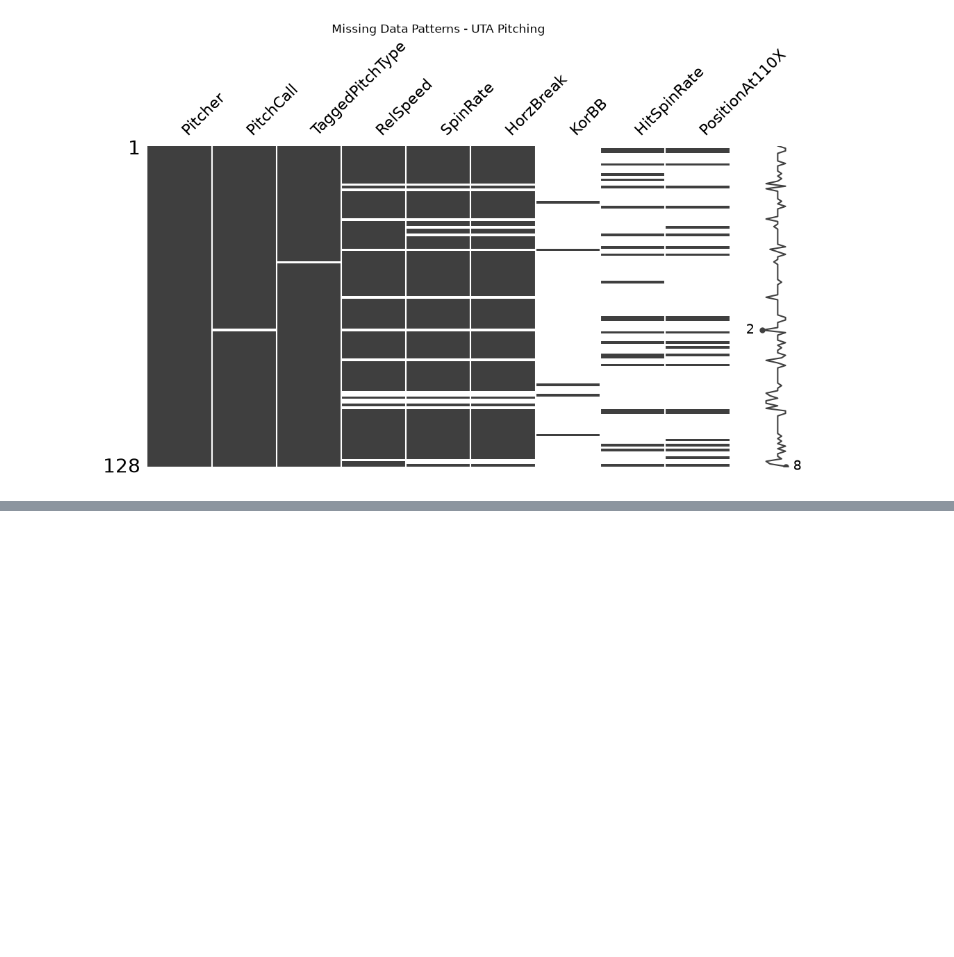
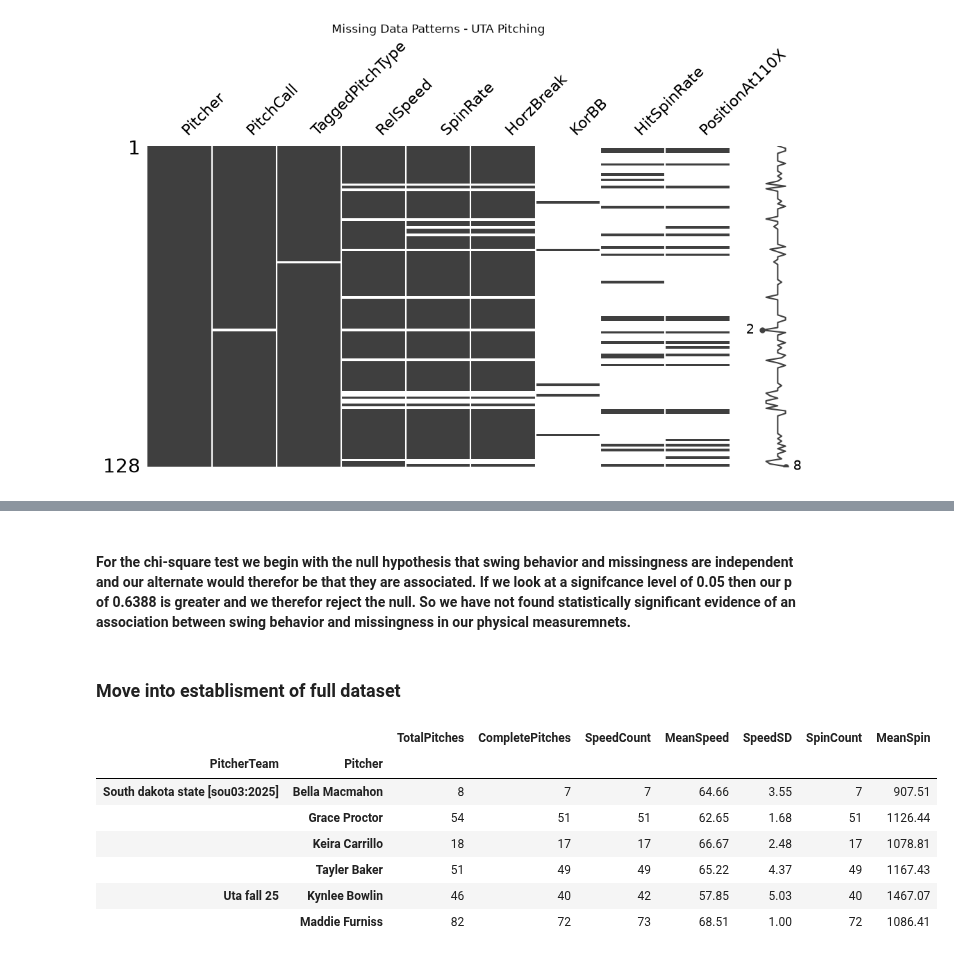
Before and after one commit to mikeSheehey/Tabular_Project_DATA4380, a Jupyter notebook: tabular/soft_stat.ipynb, the cells around one changed output, grey strips where cells are left out. Saved outputs shown, nothing was run; the diff lists cells and outputs as text; code cells hidden in the pictures; blank space fills up the shorter version.

```diff
--- a/tabular/soft_stat.ipynb
+++ b/tabular/soft_stat.ipynb
@@ -222,0 +464,50 @@ plt.show()
+# %% [markdown]
+#### For the chi-square test we begin with the null hypothesis that swing behavior and missingness are independent and our alternate would therefor be that they are associated. If we look at a signifcance level of 0.05 then our p of 0.6388 is greater and we therefor reject the null. So we have not found statistically significant evidence of an association between swing behavior and missingness in our physical measuremnets.
+# %% [markdown]
+### Move into establisment of full dataset
+# %%
+
+# Create a dataset containing all six pitchers
+pitch_df = df[
+    ["PitcherTeam"] + context_features + candidate_features
+].copy()
+
+# Standardize known pitch-type spelling inconsistencies
+pitch_df["PitchTypeClean"] = (
+    pitch_df["TaggedPitchType"]
+    .str.strip()
+    .replace({"RIse": "Rise"})
+)
+
+# Identify pitches with complete physical measurements
+pitch_df["PhysicalComplete"] = (
+    pitch_df[candidate_features]
+    .notna()
+    .all(axis=1)
+)
+
+# Summarize physical measurements by team and pitcher
+pitcher_summary = (
+    pitch_df.groupby(["PitcherTeam", "Pitcher"])
+    .agg(
+        TotalPitches=("Pitcher", "size"),
+        CompletePitches=("PhysicalComplete", "sum"),
+        SpeedCount=("RelSpeed", "count"),
+        MeanSpeed=("RelSpeed", "mean"),
+        SpeedSD=("RelSpeed", "std"),
+        SpinCount=("SpinRate", "count"),
+        MeanSpin=("SpinRate", "mean")
+    )
+    .round(2)
+)
+
+display(pitcher_summary)
+# %% [output]
+|  |  | TotalPitches | CompletePitches | SpeedCount | MeanSpeed | SpeedSD | SpinCount | MeanSpin |
+| PitcherTeam | Pitcher |  |  |  |  |  |  |  |
+| South dakota state [sou03:2025] | Bella Macmahon | 8 | 7 | 7 | 64.66 | 3.55 | 7 | 907.51 |
+|  | Grace Proctor | 54 | 51 | 51 | 62.65 | 1.68 | 51 | 1126.44 |
+|  | Keira Carrillo | 18 | 17 | 17 | 66.67 | 2.48 | 17 | 1078.81 |
+|  | Tayler Baker | 51 | 49 | 49 | 65.22 | 4.37 | 49 | 1167.43 |
+| Uta fall 25 | Kynlee Bowlin | 46 | 40 | 42 | 57.85 | 5.03 | 40 | 1467.07 |
+|  | Maddie Furniss | 82 | 72 | 73 | 68.51 | 1.00 | 72 | 1086.41 |
```
Also changed, not shown: parts of 24 cells of this notebook.
